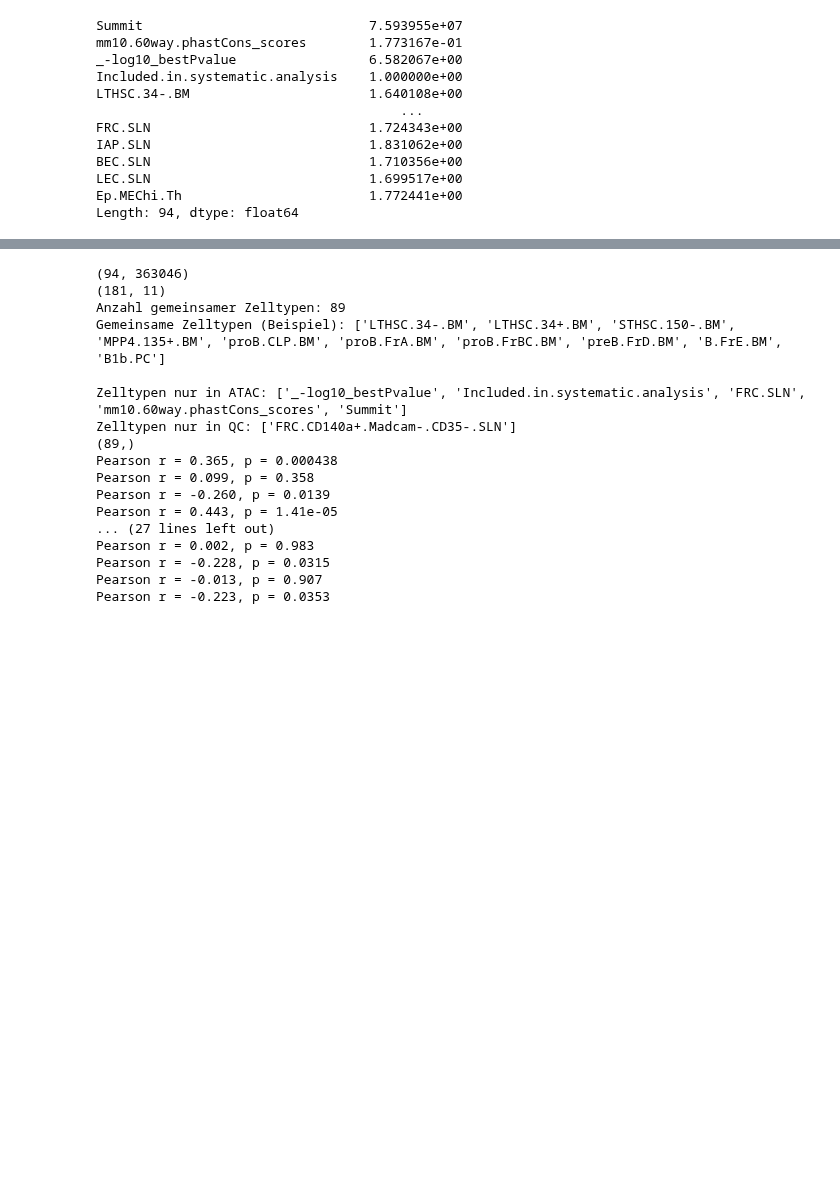
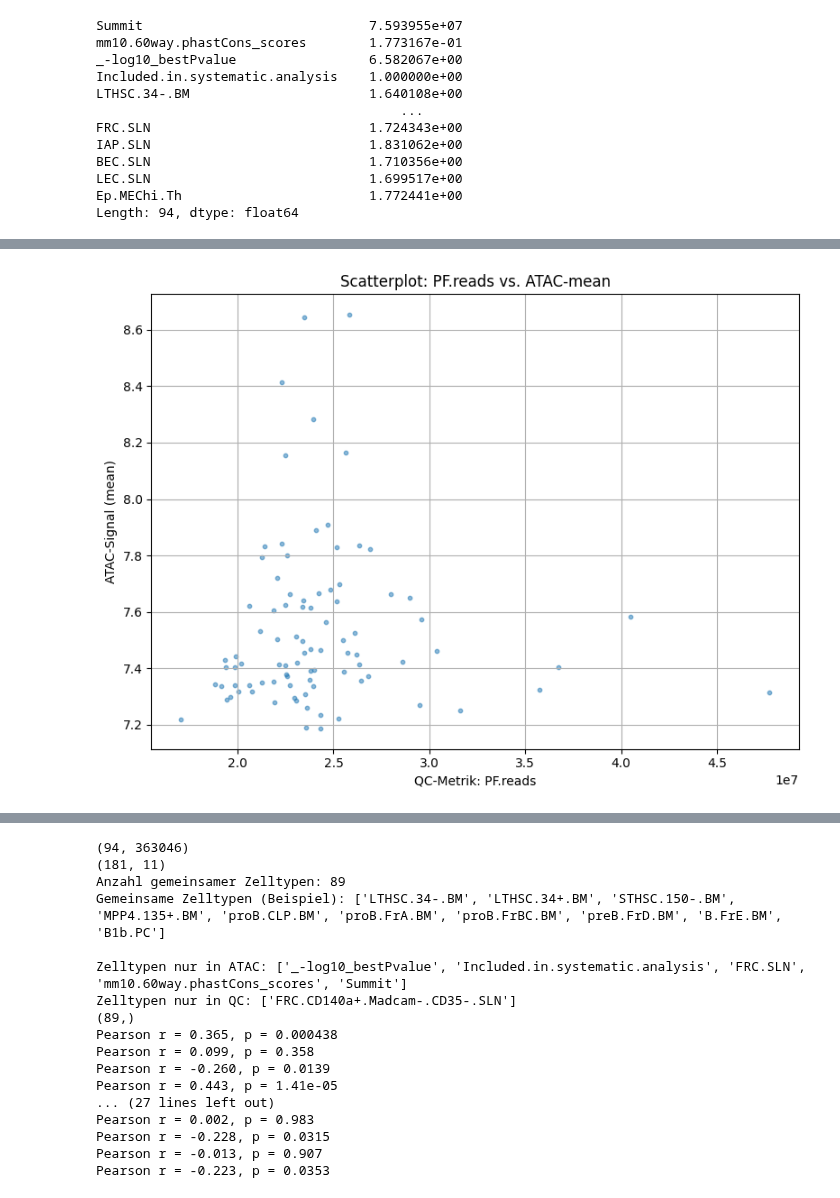
Before and after one commit to Topic2-Gene-Regulation-Immune-Cells/abT-gdT-cells-Team3, a Jupyter notebook: ATAC_mean_corr.ipynb, the cells around one changed output, grey strips where cells are left out. Cells and saved outputs as stored; diff of their text form; code cells hidden in the pictures; blank space fills up the shorter version.

```diff
--- a/ATAC_mean_corr.ipynb
+++ b/ATAC_mean_corr.ipynb
@@ -193,0 +417,93 @@ Length: 94, dtype: float64
+# %%
+from scipy.stats import pearsonr
+atac_data=ATAC.copy()
+
+
+atac_data=atac_data.select_dtypes(include='number')
+atac_data=atac_data.T
+#print(atac_data.head())
+atac_data.drop(['Summit', 'mm10.60way.phastCons_scores', '_-log10_bestPvalue', 'Included.in.systematic.analysis'], axis=0)
+#print(atac_data.index)
+#print(atac_data.columns)
+qc_data=QC.copy() #damit eingabedaten nicht verändert werden
+
+#Index festlegen
+
+qc_data.set_index('CellType', inplace=True)
+#print(qc_data.index)
+# print(qc_data.columns)
+
+print(atac_data.shape)
+print(qc_data.shape)
+
+#atac_data.set_index('ImmGenATAC1219.peakID', inplace=True)
+#atac_data.set_index(atac_data.columns[0], inplace=True)
+# print(qc_data.index)
+
+# print(atac_data.index)
+
+# Einheitliche Formatierung der Zelltypen
+# atac_data.columns = atac_data.columns.astype(str).str.lower().str.replace(" ", "")
+# qc_data.columns = qc_data.columns.astype(str).str.lower().str.replace(" ", "")
+
+#qc_data.index = qc_data.index.astype(str).str.lower().str.replace(" ", "")
+
+# Gemeinsame Zelltypen identifizieren
+#gemeinsame_zelltypen = set(atac_data.index).intersection(qc_data.index)
+gemeinsame_zelltypen = list((atac_data.index).intersection(qc_data.index))
+
+print(f"Anzahl gemeinsamer Zelltypen: {len(gemeinsame_zelltypen)}")
+print("Gemeinsame Zelltypen (Beispiel):", list(gemeinsame_zelltypen)[:10])
+
+# Zelltypen, die nur in einem der DataFrames vorkommen
+print("\nZelltypen nur in ATAC:", list(set(atac_data.index) - set(qc_data.index))[:10])
+print("Zelltypen nur in QC:", list(set(qc_data.index) - set(atac_data.index))[:10])
+
+
+
+#common_cells = atac_stat.index.intersection(qc_data.index)
+atac_vals = atac_stat.loc[gemeinsame_zelltypen]
+#print(atac_vals.head(10))
+print(atac_vals.shape)
+
+# qc_metric_col = ['InputCellNumber', 'PF.reads', '%chrM.mapped', 'Paired.read.after.removing.PCR.duplication', '%fragment.1Kb_TSS']
+
+
+qc_metric_col = 'PF.reads'
+qc_data_numeric = qc_data.select_dtypes(include='number')
+qc_data_grouped = qc_data_numeric.groupby(qc_data.index).mean()
+qc_vals = qc_data_grouped.loc[gemeinsame_zelltypen, qc_metric_col]
+print(qc_vals.head())
+print(qc_vals.shape)
+#print(qc_data.index.
+
+stat_types=['mean', 'median', 'std', 'variance', 'min', 'max']
+
+
+for stat_type in stat_types:
+    if stat_type=='mean':
+        atac_stat=atac_data.mean(axis=1)
+    elif stat_type=='median':
+        atac_stat=atac_data.median(axis=1)
+    elif stat_type=='std':
+        atac_stat=atac_data.std(axis=1)
+    elif stat_type=='variance':
+        atac_stat=atac_data.var(axis=1)
+    elif stat_type=='variability':
+        atac_stat=atac_data.std(axis=1) #ATAC_dis['variability'] = ATAC_dis['sd'] / (ATAC_dis['mean'] + 1e-6)
+    elif stat_type=='min':
+        atac_stat=atac_data.min(axis=1)
+    elif stat_type=='max':
+        atac_stat=atac_data.max(axis=1)
+
+
+    plt.figure(figsize=(8, 6))
+    plt.scatter(qc_vals, atac_vals, alpha=0.5, s=10)
+    plt.xlabel(f"QC-Metrik: {qc_metric_col}")
+    plt.ylabel(f"ATAC-Signal ({stat_type})")
+    plt.title(f"Scatterplot: {qc_metric_col} vs. ATAC-{stat_type}")
+    plt.grid(True)
+    plt.tight_layout()
+    plt.show()
+#atac_stat=atac_data.mean(axis=1)#.rename('ATAC_stat')
+# %% [output]
@@ -193,0 +526 @@ Length: 94, dtype: float64
+[figure, added]
```
Also changed, not shown: parts of 8 cells of this notebook, 3 other files.
